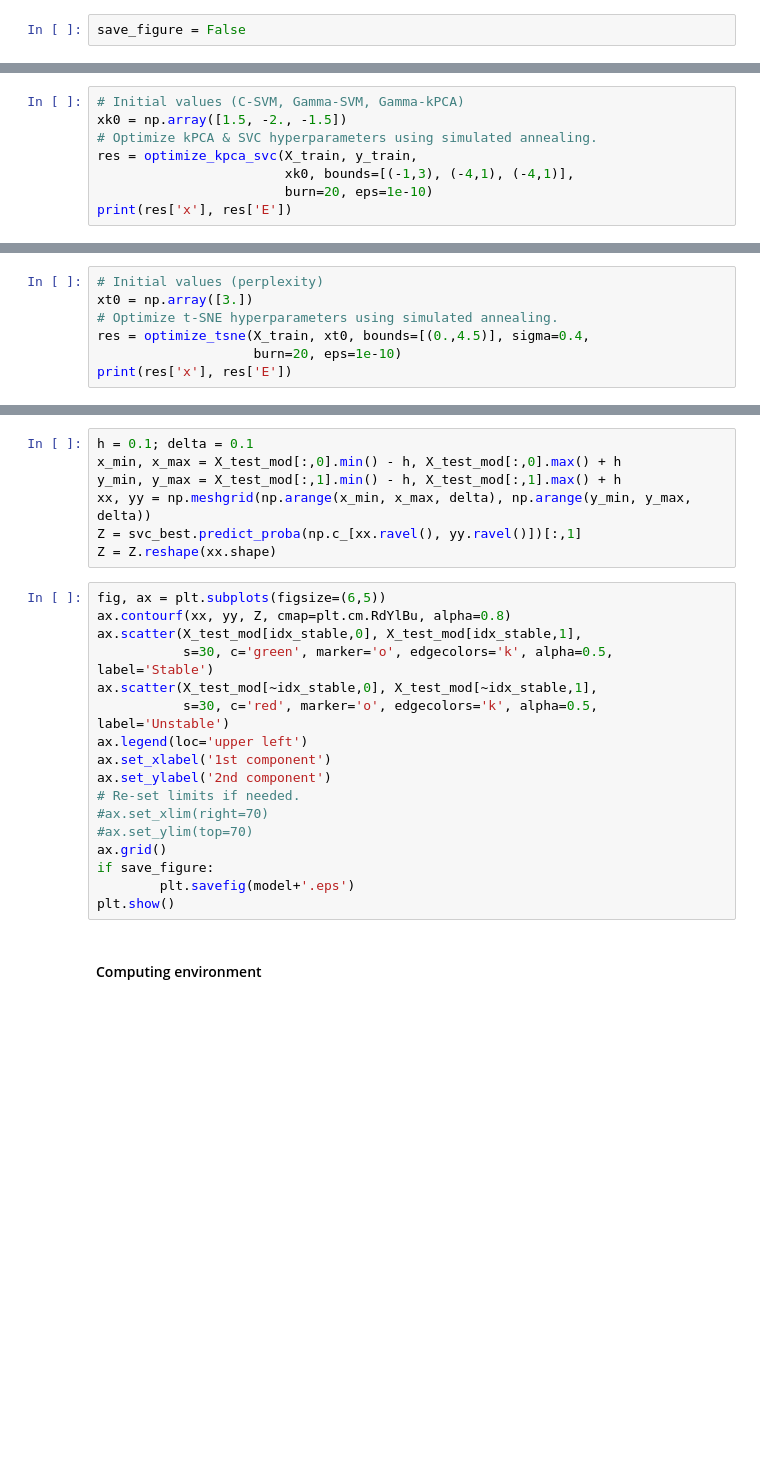
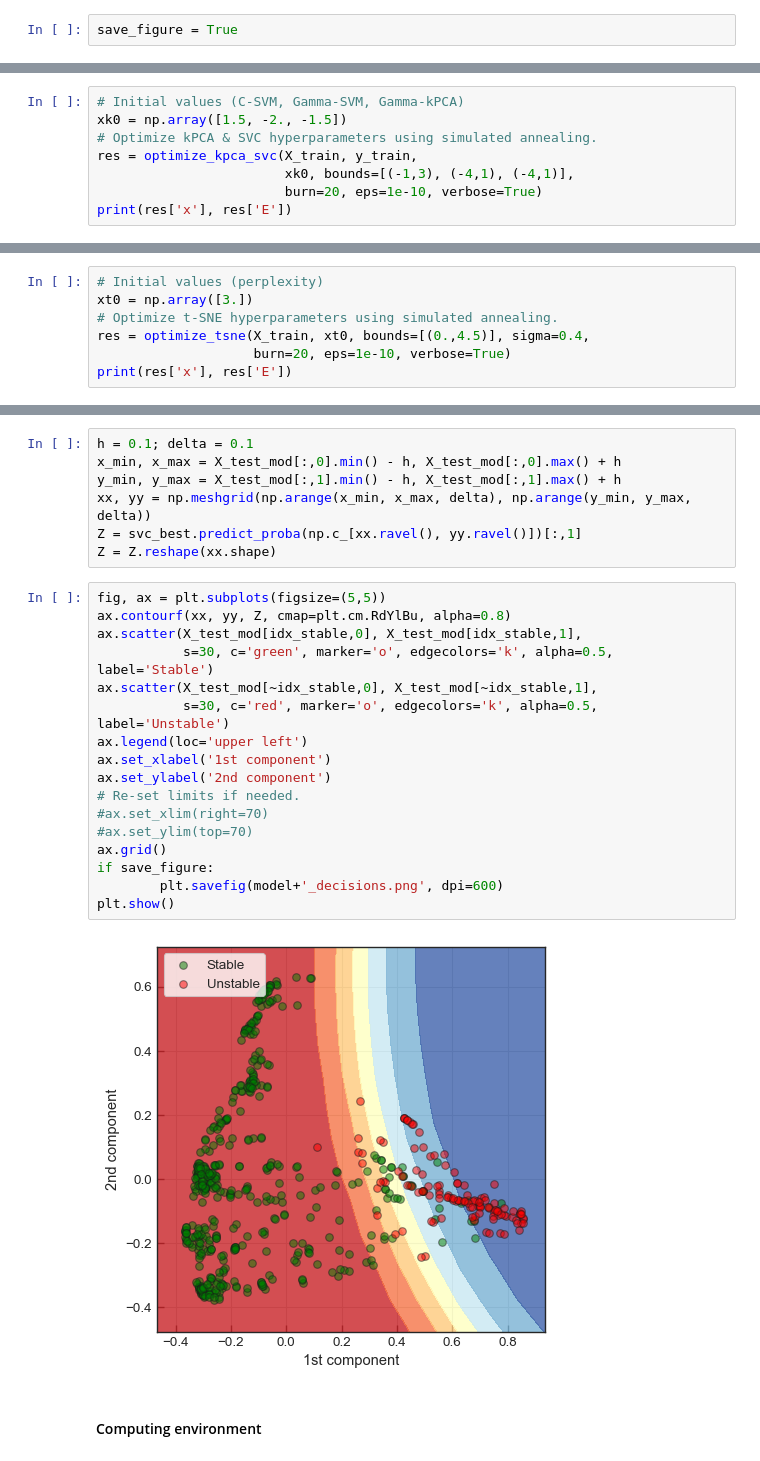
Before and after one commit to sarajcev/PSS-ML3, a Jupyter notebook: PSStabML3.ipynb, the cells around one changed output, grey strips where cells are left out. Drawn from its saved outputs; the diff is of its cells as text; blank space fills up the shorter version.

```diff
--- a/PSStabML3.ipynb
+++ b/PSStabML3.ipynb
@@ -98,7 +119,7 @@ def score_optimized(X, y, C, gamma):
 # %% [markdown]
 Auxiliary ploting functions
 # %%
-save_figure = False
+save_figure = True
 # %%
 def plot_projection(X, idx, name=None, save_fig=False):
     fig, ax = plt.subplots(figsize=(3.5, 3.5))
@@ -588,5 +665,5 @@ xk0 = np.array([1.5, -2., -1.5])
 # Optimize kPCA & SVC hyperparameters using simulated annealing.
 res = optimize_kpca_svc(X_train, y_train,
                         xk0, bounds=[(-1,3), (-4,1), (-4,1)],
-                        burn=20, eps=1e-10)
+                        burn=20, eps=1e-10, verbose=True)
 print(res['x'], res['E'])
@@ -760,5 +896,5 @@ def optimize_tsne(X_data, x0, bounds=None, sigma=0.5,
 xt0 = np.array([3.])
 # Optimize t-SNE hyperparameters using simulated annealing.
 res = optimize_tsne(X_train, xt0, bounds=[(0.,4.5)], sigma=0.4,
-                    burn=20, eps=1e-10)
+                    burn=20, eps=1e-10, verbose=True)
 print(res['x'], res['E'])
@@ -1037,22 +1352,24 @@ xx, yy = np.meshgrid(np.arange(x_min, x_max, delta), np.arange(y_min, y_max, del
 Z = svc_best.predict_proba(np.c_[xx.ravel(), yy.ravel()])[:,1]
 Z = Z.reshape(xx.shape)
 # %%
-fig, ax = plt.subplots(figsize=(6,5))
+fig, ax = plt.subplots(figsize=(5,5))
 ax.contourf(xx, yy, Z, cmap=plt.cm.RdYlBu, alpha=0.8)
 ax.scatter(X_test_mod[idx_stable,0], X_test_mod[idx_stable,1],
            s=30, c='green', marker='o', edgecolors='k', alpha=0.5, label='Stable')
 ax.scatter(X_test_mod[~idx_stable,0], X_test_mod[~idx_stable,1],
            s=30, c='red', marker='o', edgecolors='k', alpha=0.5, label='Unstable')
 ax.legend(loc='upper left')
 ax.set_xlabel('1st component')
 ax.set_ylabel('2nd component')
 # Re-set limits if needed.
 #ax.set_xlim(right=70)
 #ax.set_ylim(top=70)
 ax.grid()
 if save_figure:
-        plt.savefig(model+'.eps')
+        plt.savefig(model+'_decisions.png', dpi=600)
 plt.show()
+# %% [output]
+[figure, added]
 # %% [markdown]
 #### Computing environment
 # %%
```
Also changed, not shown: parts of 82 cells of this notebook.
